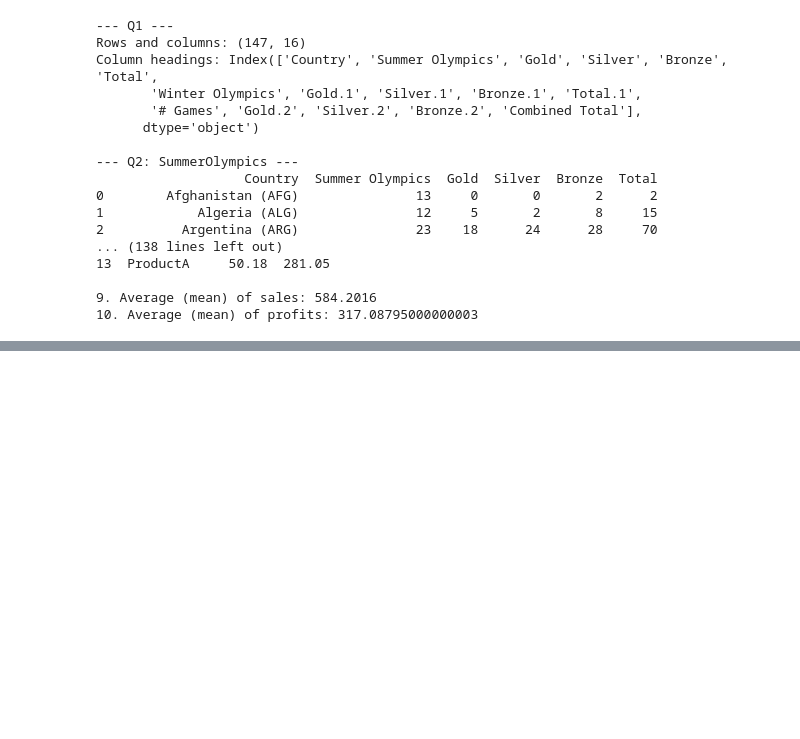
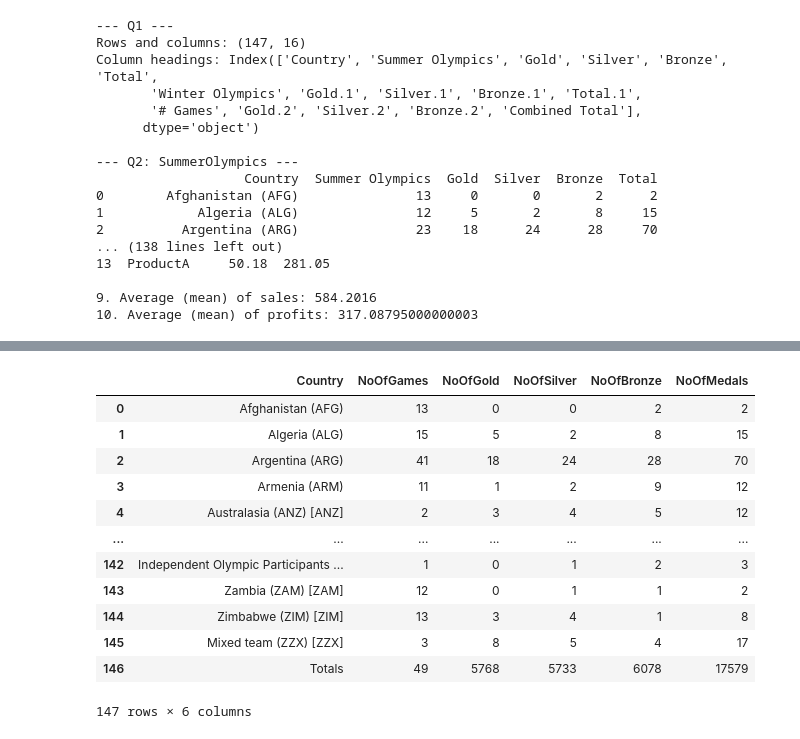
Before and after one commit to wieslawa-nowak-gis/ATU-Donegal-Python, a Jupyter notebook: WieslawaN.ipynb, the cells around one changed output, grey strips where cells are left out. Cells and saved outputs as stored; diff of their text form; code cells hidden in the pictures; blank space fills up the shorter version.

```diff
--- a/WieslawaN.ipynb
+++ b/WieslawaN.ipynb
@@ -3447,0 +3394,16 @@ Index(['Country', 'Summer Olympics', 'Gold', 'Silver', 'Bronze', 'Total',
+# %%
+OlympicGames
+# %% [output]
+|  | Country | NoOfGames | NoOfGold | NoOfSilver | NoOfBronze | NoOfMedals |
+| 0 | Afghanistan (AFG) | 13 | 0 | 0 | 2 | 2 |
+| 1 | Algeria (ALG) | 15 | 5 | 2 | 8 | 15 |
+| 2 | Argentina (ARG) | 41 | 18 | 24 | 28 | 70 |
+| 3 | Armenia (ARM) | 11 | 1 | 2 | 9 | 12 |
+| 4 | Australasia (ANZ) [ANZ] | 2 | 3 | 4 | 5 | 12 |
+| ... | ... | ... | ... | ... | ... | ... |
+| 142 | Independent Olympic Participants ... | 1 | 0 | 1 | 2 | 3 |
+| 143 | Zambia (ZAM) [ZAM] | 12 | 0 | 1 | 1 | 2 |
+| 144 | Zimbabwe (ZIM) [ZIM] | 13 | 3 | 4 | 1 | 8 |
+| 145 | Mixed team (ZZX) [ZZX] | 3 | 8 | 5 | 4 | 17 |
+| 146 | Totals | 49 | 5768 | 5733 | 6078 | 17579 |
+147 rows × 6 columns
```
Also changed, not shown: parts of 17 cells of this notebook.
